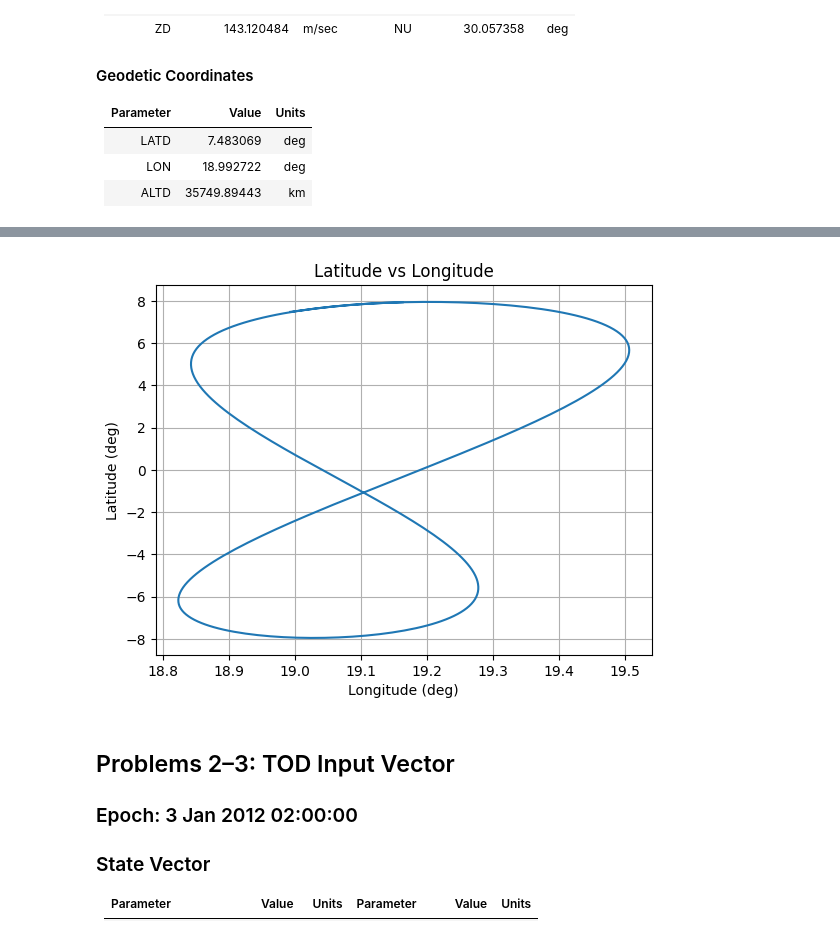
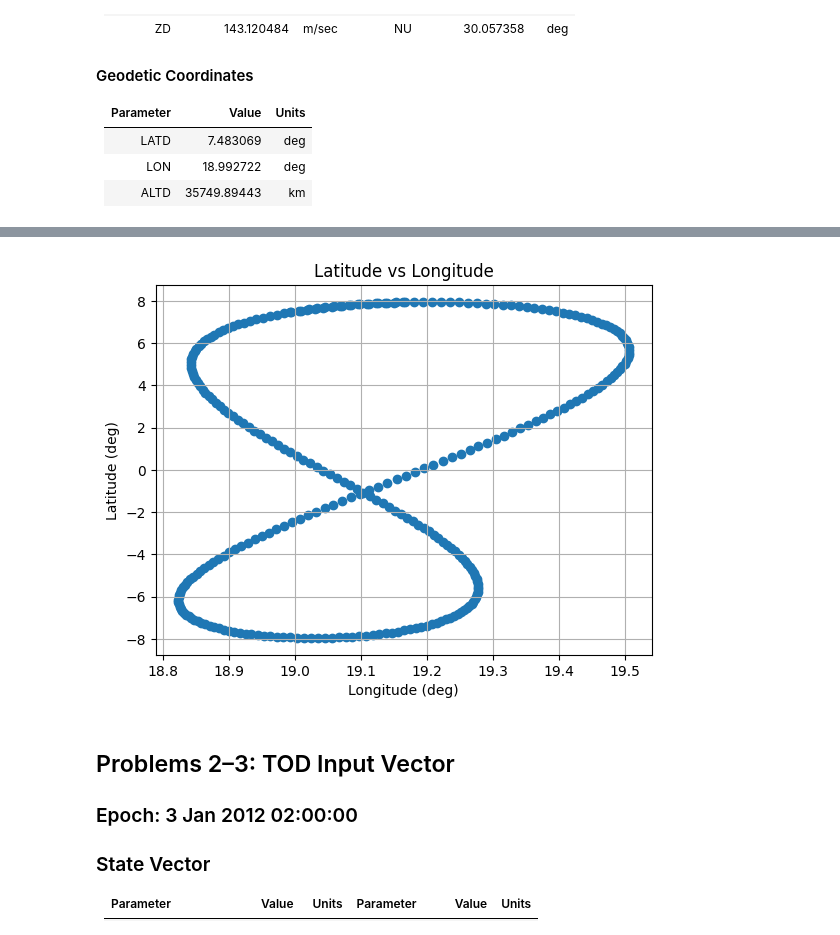
Before and after one commit to trentdouglas/Astrodynamics, a Jupyter notebook: Week_9/Homework_9.ipynb, the cells around one changed output, grey strips where cells are left out. Drawn from its saved outputs; the diff is of its cells as text; code cells hidden in the pictures.

```diff
--- a/Week_9/Homework_9.ipynb
+++ b/Week_9/Homework_9.ipynb
@@ -85,7 +85,7 @@ class Step:
         self.GAH = GAH
 
 
-def rotate_TOD_to_ECEF(epoch: datetime, pos_: Vector3, earth_rotation):
+def rotate_TOD_to_ECEF(epoch: datetime, pos_: Vector3, earth_rotation, inverse=False) -> tuple[float, np.array]:
     j_date = compute_j_date(epoch.year, epoch.month, epoch.day, epoch.hour, epoch.minute, epoch.second)
     sec_From_J2000_to_epoch = (j_date - 2451545.0)*86400
     t_u = (floor(sec_From_J2000_to_epoch/86400 + 0.5) - 0.5)/36525
@@ -96,6 +96,7 @@ def rotate_TOD_to_ECEF(epoch: datetime, pos_: Vector3, earth_rotation):
         [-sin(gah), cos(gah), 0],
         [0, 0, 1]
     ])
+    if inverse: return gah, np.linalg.inv(R) @ pos_.get_np_vector()
     return gah, R @ pos_.get_np_vector()
 
 def calculate_lat_lon_h(Earth_Eccentricity, Pos_, Earth_Radius) -> tuple[float, float, float]:
@@ -167,7 +168,7 @@ lats = [s.LAT for s in steps_central_body]
 lons = [s.LON for s in steps_central_body]
 
 plt.figure()
-plt.plot(lons, lats)
+plt.scatter(lons, lats)
 plt.xlabel("Longitude (deg)")
 plt.ylabel("Latitude (deg)")
 plt.title("Latitude vs Longitude")
@@ -196,34 +197,34 @@ plt.show()
 | 14 | 4200.00 | -30902129.57 | 28046139.17 | 5821737.42 | -2067.81 | -2278.20 | 15.56 | 77.4681 | 19.1800 | 7.9499 | 35758.02 |
 | 15 | 4500.00 | -31515015.29 | 27356009.48 | 5825007.98 | -2017.93 | -2322.48 | 6.25 | 77.4900 | 19.1938 | 7.9542 | 35758.71 |
 | 16 | 4800.00 | -32112789.53 | 26652762.54 | 5825485.43 | -1967.08 | -2365.64 | -3.06 | 77.5118 | 19.2076 | 7.9547 | 35759.41 |
 | 17 | 5100.00 | -32695166.41 | 25936736.20 | 5823169.70 | -1915.28 | -2407.67 | -12.37 | 77.5337 | 19.2214 | 7.9514 | 35760.13 |
 | 18 | 5400.00 | -33261867.49 | 25208274.40 | 5818062.03 | -1862.57 | -2448.54 | -21.68 | 77.5556 | 19.2350 | 7.9443 | 35760.85 |
 | 19 | 5700.00 | -33812621.90 | 24467727.05 | 5810165.02 | -1808.98 | -2488.24 | -30.97 | 77.5775 | 19.2486 | 7.9333 | 35761.59 |
 | 20 | 6000.00 | -34347166.43 | 23715449.78 | 5799482.60 | -1754.51 | -2526.74 | -40.24 | 77.5993 | 19.2621 | 7.9185 | 35762.34 |
 | 21 | 6300.00 | -34865245.71 | 22951803.87 | 5786020.03 | -1699.21 | -2564.03 | -49.50 | 77.6212 | 19.2754 | 7.8998 | 35763.10 |
 | 22 | 6600.00 | -35366612.29 | 22177155.97 | 5769783.93 | -1643.10 | -2600.08 | -58.73 | 77.6431 | 19.2885 | 7.8774 | 35763.87 |
 | 23 | 6900.00 | -35851026.78 | 21391878.01 | 5750782.23 | -1586.20 | -2634.89 | -67.94 | 77.6650 | 19.3014 | 7.8511 | 35764.65 |
 | 24 | 7200.00 | -36318257.93 | 20596346.95 | 5729024.19 | -1528.55 | -2668.44 | -77.11 | 77.6868 | 19.3141 | 7.8211 | 35765.45 |
 | 25 | 7500.00 | -36768082.80 | 19790944.66 | 5704520.39 | -1470.16 | -2700.70 | -86.24 | 77.7087 | 19.3266 | 7.7873 | 35766.25 |
 | 26 | 7800.00 | -37200286.80 | 18976057.68 | 5677282.74 | -1411.08 | -2731.66 | -95.33 | 77.7306 | 19.3388 | 7.7497 | 35767.06 |
 | 27 | 8100.00 | -37614663.83 | 18152077.06 | 5647324.45 | -1351.32 | -2761.32 | -104.38 | 77.7525 | 19.3507 | 7.7084 | 35767.88 |
 | 28 | 8400.00 | -38011016.39 | 17319398.20 | 5614660.02 | -1290.92 | -2789.65 | -113.37 | 77.7743 | 19.3623 | 7.6634 | 35768.71 |
 | 29 | 8700.00 | -38389155.62 | 16478420.58 | 5579305.28 | -1229.91 | -2816.64 | -122.31 | 77.7962 | 19.3736 | 7.6147 | 35769.54 |
 | 30 | 9000.00 | -38748901.43 | 15629547.64 | 5541277.32 | -1168.30 | -2842.28 | -131.20 | 77.8181 | 19.3846 | 7.5623 | 35770.39 |
 | 31 | 9300.00 | -39090082.58 | 14773186.55 | 5500594.53 | -1106.15 | -2866.56 | -140.01 | 77.8400 | 19.3951 | 7.5063 | 35771.24 |
 | 32 | 9600.00 | -39412536.75 | 13909748.04 | 5457276.56 | -1043.46 | -2889.46 | -148.76 | 77.8618 | 19.4053 | 7.4467 | 35772.10 |
 | 33 | 9900.00 | -39716110.63 | 13039646.15 | 5411344.31 | -980.28 | -2910.98 | -157.44 | 77.8837 | 19.4151 | 7.3836 | 35772.96 |
 | 34 | 10200.00 | -40000659.97 | 12163298.10 | 5362819.96 | -916.64 | -2931.10 | -166.04 | 77.9056 | 19.4245 | 7.3168 | 35773.83 |
 | 35 | 10500.00 | -40266049.67 | 11281124.03 | 5311726.91 | -852.56 | -2949.82 | -174.56 | 77.9275 | 19.4334 | 7.2466 | 35774.71 |
 | 36 | 10800.00 | -40512153.81 | 10393546.82 | 5258089.79 | -788.07 | -2967.12 | -183.00 | 77.9494 | 19.4418 | 7.1729 | 35775.59 |
 | 37 | 11100.00 | -40738855.76 | 9500991.90 | 5201934.45 | -723.21 | -2983.00 | -191.35 | 77.9712 | 19.4498 | 7.0957 | 35776.48 |
 | 38 | 11400.00 | -40946048.19 | 8603887.03 | 5143287.95 | -658.01 | -2997.46 | -199.61 | 77.9931 | 19.4573 | 7.0152 | 35777.37 |
 | 39 | 11700.00 | -41133633.12 | 7702662.07 | 5082178.52 | -592.50 | -3010.47 | -207.77 | 78.0150 | 19.4643 | 6.9313 | 35778.27 |
 | 40 | 12000.00 | -41301521.99 | 6797748.84 | 5018635.58 | -526.71 | -3022.04 | -215.83 | 78.0369 | 19.4708 | 6.8440 | 35779.16 |
 | 41 | 12300.00 | -41449635.70 | 5889580.85 | 4952689.72 | -460.67 | -3032.17 | -223.79 | 78.0587 | 19.4768 | 6.7535 | 35780.07 |
 | 42 | 12600.00 | -41577904.61 | 4978593.10 | 4884372.67 | -394.42 | -3040.84 | -231.64 | 78.0806 | 19.4822 | 6.6598 | 35780.97 |
 | 43 | 12900.00 | -41686268.60 | 4065221.90 | 4813717.28 | -327.98 | -3048.06 | -239.38 | 78.1025 | 1
-[figure, old version]
+[figure, new version]
 # %% [markdown]
 ## Problems 2–3: TOD Input Vector
 
```
Also changed, not shown: parts of 2 cells of this notebook.
